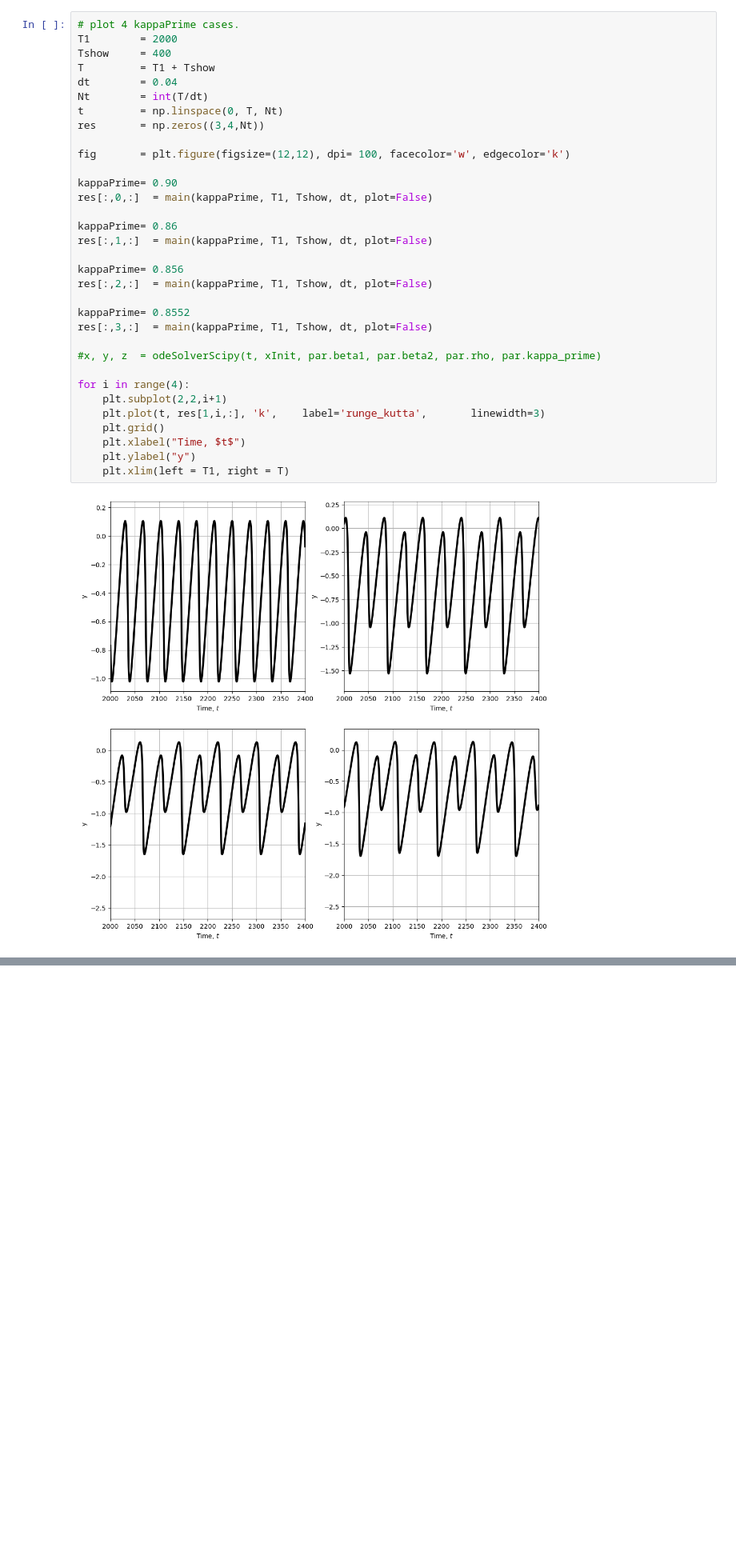
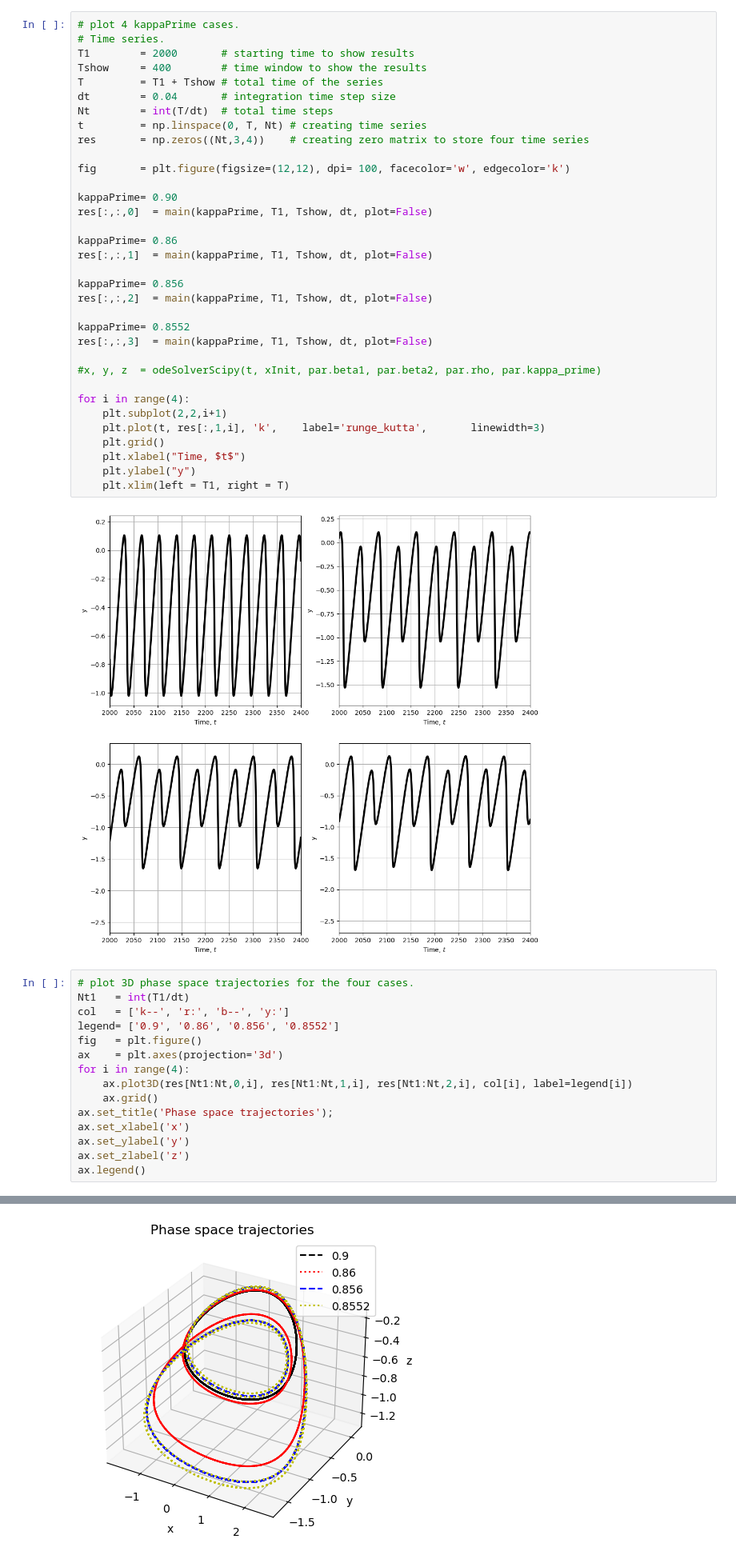
Before and after one commit to dunyuliu/Earth_From_Lab_To_Planet_Tutorials, a Jupyter notebook: Module2.2_TwoStateVariableRSFDeterministicChaos.ipynb, the cells around one changed output, grey strips where cells are left out. Shown at 80% size. Cells and saved outputs as stored; diff of their text form; blank space fills up the shorter version.

Commit message:
Add phase trajectories

```diff
--- a/Module2.2_TwoStateVariableRSFDeterministicChaos.ipynb
+++ b/Module2.2_TwoStateVariableRSFDeterministicChaos.ipynb
@@ -135,36 +143,53 @@ def main(kappaPrime, T1, Tshow, dt, plot = True):
     return sol
 # %%
 # plot 4 kappaPrime cases.
-T1        = 2000
-Tshow     = 400
-T         = T1 + Tshow
-dt        = 0.04
-Nt        = int(T/dt)
-t         = np.linspace(0, T, Nt)
-res       = np.zeros((3,4,Nt))
+# Time series.
+T1        = 2000       # starting time to show results
+Tshow     = 400        # time window to show the results
+T         = T1 + Tshow # total time of the series
+dt        = 0.04       # integration time step size
+Nt        = int(T/dt)  # total time steps
+t         = np.linspace(0, T, Nt) # creating time series
+res       = np.zeros((Nt,3,4))    # creating zero matrix to store four time series
 
 fig       = plt.figure(figsize=(12,12), dpi= 100, facecolor='w', edgecolor='k')
 
 kappaPrime= 0.90
-res[:,0,:]  = main(kappaPrime, T1, Tshow, dt, plot=False)
+res[:,:,0]  = main(kappaPrime, T1, Tshow, dt, plot=False)
 
 kappaPrime= 0.86
-res[:,1,:]  = main(kappaPrime, T1, Tshow, dt, plot=False)
+res[:,:,1]  = main(kappaPrime, T1, Tshow, dt, plot=False)
 
 kappaPrime= 0.856
-res[:,2,:]  = main(kappaPrime, T1, Tshow, dt, plot=False)
+res[:,:,2]  = main(kappaPrime, T1, Tshow, dt, plot=False)
 
 kappaPrime= 0.8552
-res[:,3,:]  = main(kappaPrime, T1, Tshow, dt, plot=False)
+res[:,:,3]  = main(kappaPrime, T1, Tshow, dt, plot=False)
 
 #x, y, z  = odeSolverScipy(t, xInit, par.beta1, par.beta2, par.rho, par.kappa_prime)
 
 for i in range(4):
     plt.subplot(2,2,i+1)
-    plt.plot(t, res[1,i,:], 'k',    label='runge_kutta',       linewidth=3)
+    plt.plot(t, res[:,1,i], 'k',    label='runge_kutta',       linewidth=3)
     plt.grid()
     plt.xlabel("Time, $t$")
     plt.ylabel("y")
     plt.xlim(left = T1, right = T)
 # %% [output]
 [figure]
+# %%
+# plot 3D phase space trajectories for the four cases.
+Nt1   = int(T1/dt)
+col   = ['k--', 'r:', 'b--', 'y:']
+legend= ['0.9', '0.86', '0.856', '0.8552']
+fig   = plt.figure()
+ax    = plt.axes(projection='3d')
+for i in range(4):
+    ax.plot3D(res[Nt1:Nt,0,i], res[Nt1:Nt,1,i], res[Nt1:Nt,2,i], col[i], label=legend[i])
+    ax.grid()
+ax.set_title('Phase space trajectories');
+ax.set_xlabel('x')
+ax.set_ylabel('y')
+ax.set_zlabel('z')
+ax.legend()
+# %% [output]
@@ -171 +197,2 @@ for i in range(4):
+[figure, added]
 # %%
```
Also changed, not shown: parts of 5 cells of this notebook.
